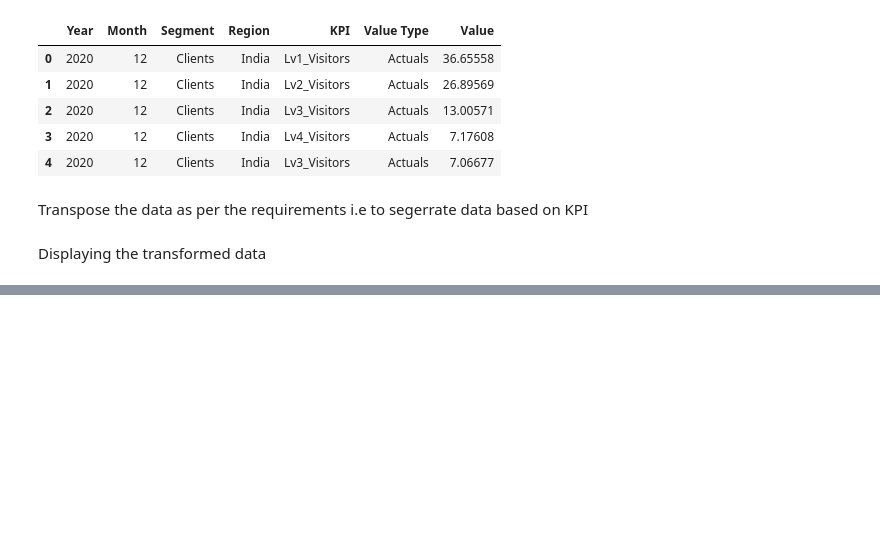
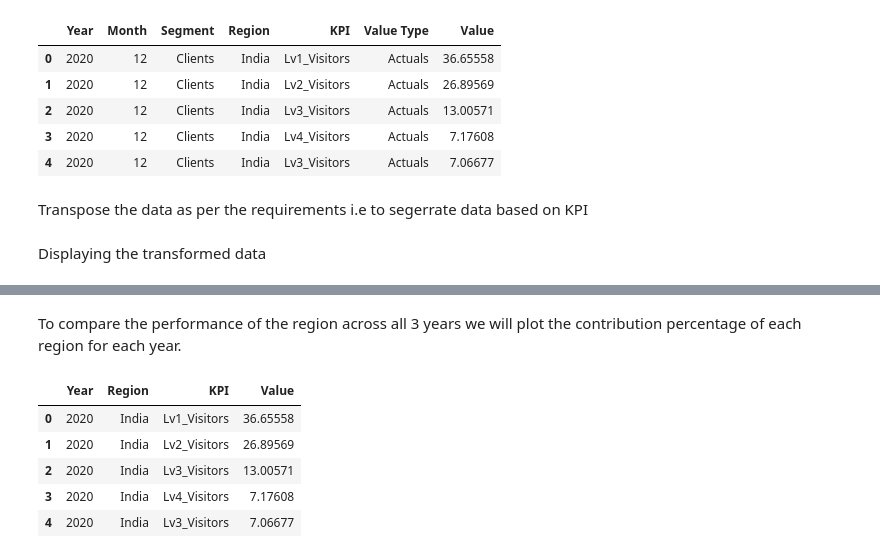
Before and after one commit to pratiksrm99/DataAnalysis, a Jupyter notebook: Website_Visitors_Data_Analysis.ipynb, the cells around one changed output, grey strips where cells are left out. Drawn from its saved outputs; the diff is of its cells as text; code cells hidden in the pictures; blank space fills up the shorter version.

```diff
--- a/Website_Visitors_Data_Analysis.ipynb
+++ b/Website_Visitors_Data_Analysis.ipynb
@@ -557,0 +560,15 @@ Insights:
+# %% [markdown]
+To compare the performance of the region across all 3 years we will plot the contribution percentage of each region for each year.
+# %%
+# Creating the dataset of relevent data from the original dataset
+df_region_compare = df.drop(columns=["Month","Segment","Value Type"])
+
+# Display the data
+df_region_compare.head()
+# %% [output]
+|  | Year | Region | KPI | Value |
+| 0 | 2020 | India | Lv1_Visitors | 36.65558 |
+| 1 | 2020 | India | Lv2_Visitors | 26.89569 |
+| 2 | 2020 | India | Lv3_Visitors | 13.00571 |
+| 3 | 2020 | India | Lv4_Visitors | 7.17608 |
+| 4 | 2020 | India | Lv3_Visitors | 7.06677 |
```
Also changed, not shown: parts of 12 cells of this notebook.
